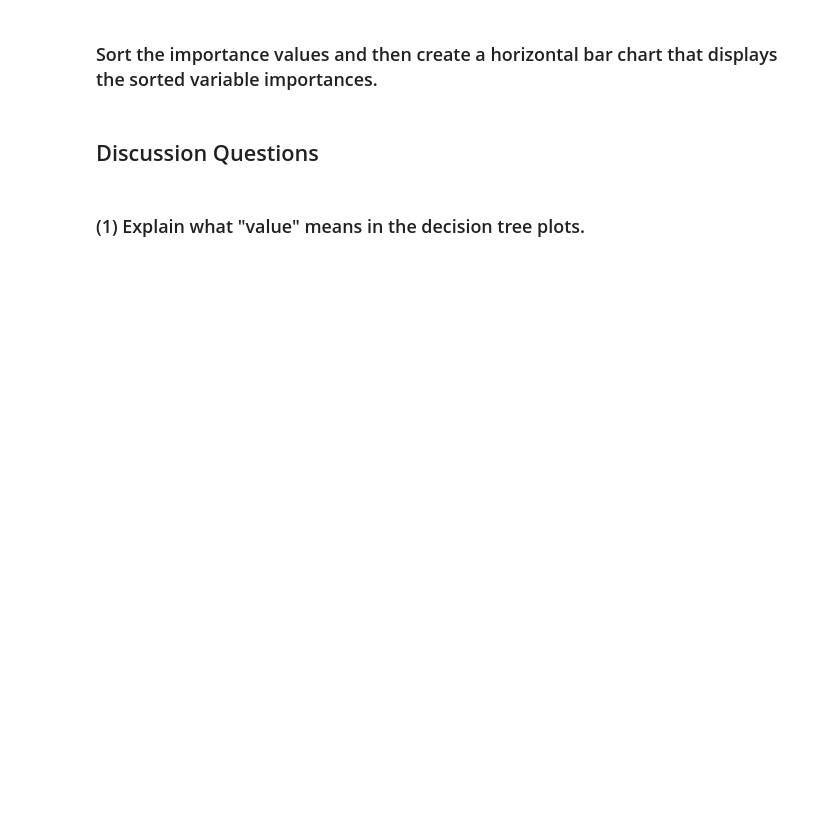
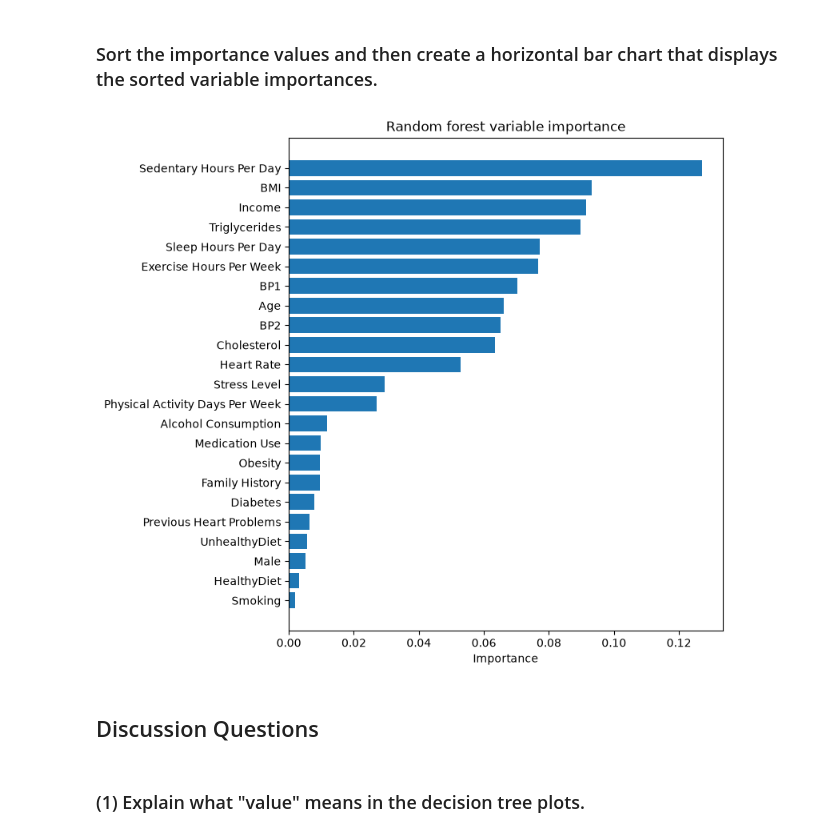
Before and after one commit to charmi124/code_2600, a Jupyter notebook: mod08_rf.ipynb, the cells around one changed output. Cells and saved outputs as stored; diff of their text form; code cells hidden in the pictures; blank space fills up the shorter version.

```diff
--- a/mod08_rf.ipynb
+++ b/mod08_rf.ipynb
@@ -158,4 +242,12 @@ You will be scored according to how well it performs on an unseen holdout set.
 # %%
 # Documentation: https://scikit-learn.org/dev/modules/generated/sklearn.ensemble.RandomForestRegressor.html
 
-rf_better = #fillin
+rf_better = RFC(max_features=5,
+                criterion='log_loss',
+                n_estimators=500,
+                max_depth=5,
+                min_samples_leaf=100,
+                bootstrap=True,
+                oob_score=True,
+                random_state=seed)
+rf_better.fit(X_train, y_train)
@@ -176,10 +292,19 @@ feature_imp
 # %% [markdown]
 ### Sort the importance values and then create a horizontal bar chart that displays the sorted variable importances.
 # %%
-feature_imp_sorted = #fillin
+feature_imp_sorted = pd.DataFrame(
+    {'importance':rf_better.feature_importances_},
+    index=indep_vars)
+feature_imp
+feature_imp_sorted = feature_imp.sort_values('importance')
 
 # Draw a horizontal bar chart
-#fillin
+ax = subplots(figsize=(7, 8))[1]
+ax.barh(feature_imp_sorted.index, feature_imp_sorted['importance'])
+ax.set_xlabel('Importance')
+ax.set_title('Random forest variable importance');
+# %% [output]
+[figure, added]
 # %% [markdown]
 ## Discussion Questions
 # %% [markdown]
```
Also changed, not shown: parts of 22 cells of this notebook.
